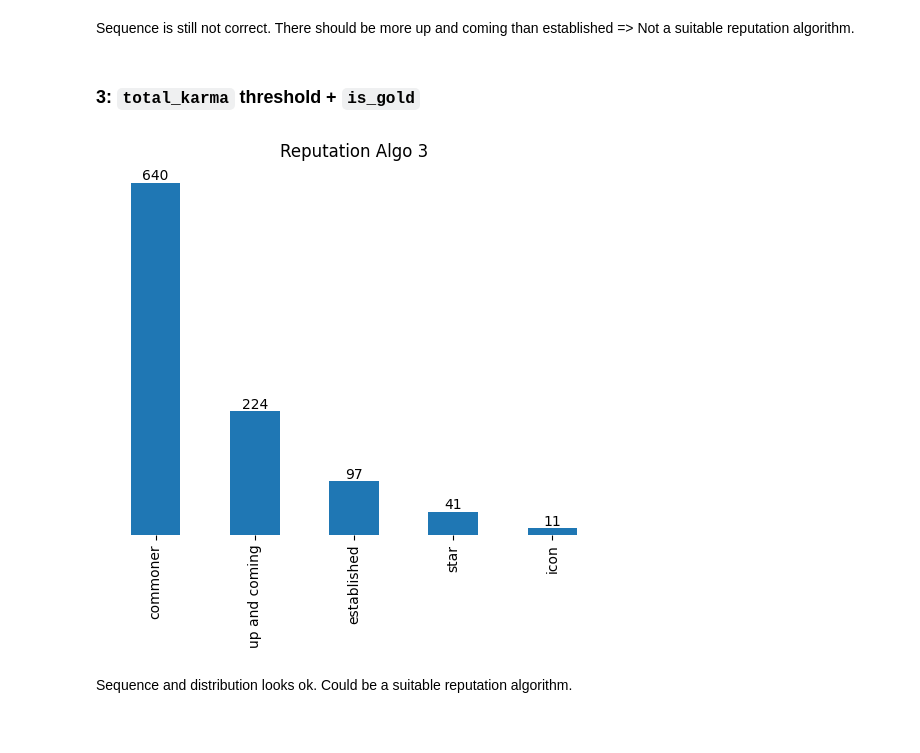
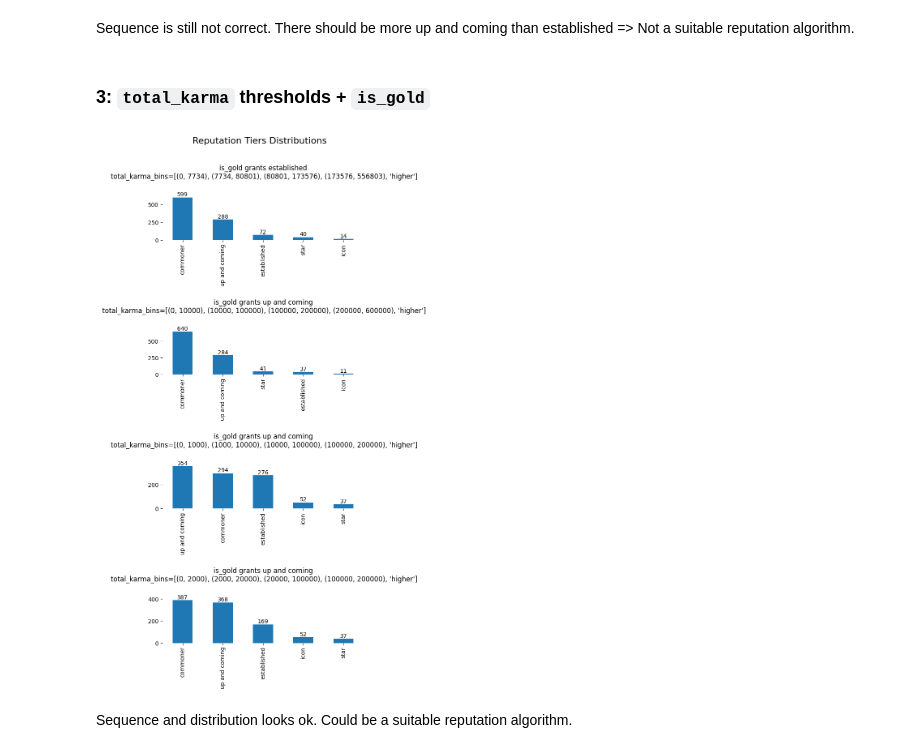
Before and after one commit to interep-project/interep-groups-eda, a Jupyter notebook: notebooks/reddit.ipynb, the cells around one changed output. Saved outputs shown, nothing was run; the diff lists cells and outputs as text; code cells hidden in the pictures.

Commit message:
Add reddit reputation algo summary subplots figure
Signed-off-by: r1oga <38692952+r1oga@users.noreply.github.com>

```diff
--- a/notebooks/reddit.ipynb
+++ b/notebooks/reddit.ipynb
@@ -76,7 +76,8 @@ is_suspended                               object
 Length: 65, dtype: object
 # %%
 df = df.convert_dtypes()
-columns = ['verified', 'is_employee', 'is_gold', 'is_mod', 'has_verified_email', 'is_blocked', 'has_subscribed', 'total_karma', 'created_utc']
+columns = ['verified', 'is_employee', 'is_gold', 'is_mod', 'has_verified_email', 'is_blocked', 'has_subscribed',
+           'total_karma', 'created_utc']
 df = df[columns]
 df.fillna(False, inplace=True)
 df.dtypes
@@ -200,12 +202,13 @@ plt.show()
 ### 1: `total_karma` threshold + `is_gold`, `is_mod`, `has_verified_email`
 # %%
 from tiers import TIERS
+
 
 def get_followers_bin(x, bins):
     for index, (m, M) in enumerate(bins):
         if m <= x < M:
             return index
-    return 4
+    return 5
 
 
 KARMA_BINS = [(0, 7734), (7734, 80801), (80801, 173576), (173576, 556803), (556803, df['total_karma'].max())]
@@ -214,7 +217,9 @@ def reputation(total_karma, is_gold, is_mod, has_verified_email):
     followers_bin = get_followers_bin(total_karma, KARMA_BINS)
     return TIERS[max(followers_bin, 2)] if is_gold or is_mod or has_verified_email else TIERS[followers_bin]
 
-df['reputation'] = df.apply(lambda x: reputation(x['total_karma'], x['is_gold'], x['is_mod'], x['has_verified_email'])['name'], axis=1)
+
+df['reputation'] = df.apply(
+    lambda x: reputation(x['total_karma'], x['is_gold'], x['is_mod'], x['has_verified_email'])['name'], axis=1)
 
 # draw bar chart of reputation column
 # display the count of each value at the top of each bar
@@ -264,31 +270,44 @@ plt.figure.savefig('../plots/reddit/reputation_sim2.png', bbox_inches='tight')
 # %% [markdown]
 Sequence is still not correct. There should be more up and coming than established => Not a suitable reputation algorithm.
 # %% [markdown]
-### 3: `total_karma` threshold + `is_gold`
+### 3: `total_karma` thresholds + `is_gold`
-# %%
-def reputation3(total_karma, is_gold):
-    followers_bin = get_followers_bin(total_karma, [(0, 10000), (10000, 50000), (50000, 200000), (200000, 600000), (600000, df['total_karma'].max())])
-    return TIERS[max(followers_bin, 1)] if is_gold else TIERS[followers_bin]
-
-df['reputation'] = df.apply(lambda x: reputation3(x['total_karma'], x['is_gold'])['name'], axis=1)
-
-# draw bar chart of reputation column
-# display the count of each value at the top of each bar
-# don't show y-axis
-plt = df['reputation'].value_counts().plot.bar(title='Reputation Algo 3')
-plt.axes.get_yaxis().set_visible(False)
-plt.bar_label(plt.containers[0])
-
-# hide frame
-plt.spines['top'].set_visible(False)
-plt.spines['right'].set_visible(False)
-plt.spines['bottom'].set_visible(False)
-plt.spines['left'].set_visible(False)
-
-# save plot
-plt.figure.savefig('../plots/reddit/reputation_sim3.png', bbox_inches='tight')
-# %% [output]
-[figure, removed]
+# %%
+bins = [[(0, 7734), (7734, 80801), (80801, 173576), (173576, 556803), (556803, df['total_karma'].max())],
+        [(0, 10000), (10000, 100000), (100000, 200000), (200000, 600000), (600000, df['total_karma'].max())],
+        [(0, 1000), (1000, 10000), (10000, 100000), (100000, 200000),
+         (200000, df['total_karma'].max())],
+        [(0, 2000), (2000, 20000), (20000, 100000), (100000, 200000),
+         (200000, df['total_karma'].max())]
+        ]
+
+is_gold_grants = [2, 1, 1, 1]
+
+def reputation_func(bins, is_gold_grant):
+    def rep_func(total_karma, is_gold):
+        followers_bin = get_followers_bin(total_karma, bins)
+        return TIERS[max(followers_bin, is_gold_grant)] if is_gold else TIERS[followers_bin]
+
+    return rep_func
+
+fig2 = plt.figure()
+fig2.suptitle('Reputation Tiers Distributions', fontsize=16, y=3.6)
+
+for i in range(len(bins)):
+    df[f'reputation{i}'] = df.apply(lambda x: reputation_func(bins[i], is_gold_grants[i])(x['total_karma'], x['is_gold'])['name'], axis=1)
+    ax = fig2.add_subplot(4, 1, i + 1)
+    ax.set_title(f'is_gold grants {TIERS[is_gold_grants[i]]["name"]}\n total_karma_bins={bins[i][:-1] + ["higher"]}', y=1.3)
+    ax.axes.get_yaxis().set_visible(False)
+    ax.bar_label(df[f'reputation{i}'].value_counts().plot.bar(ax=ax).containers[0])
+    ax.spines['top'].set_visible(False)
+    ax.spines['right'].set_visible(False)
+    ax.spines['bottom'].set_visible(False)
+    ax.spines['left'].set_visible(False)
+
+plt.subplots_adjust(top=3.3, bottom=1, hspace=2)
+plt.show()
+fig2.savefig('../plots/reddit/reputation_sims.png', bbox_inches='tight')
+# %% [output]
+[figure, added]
 # %% [markdown]
 Sequence and distribution looks ok. Could be a suitable reputation algorithm.
 # %% [markdown]
```
Also changed, not shown: parts of 7 cells of this notebook, 1 other file.
